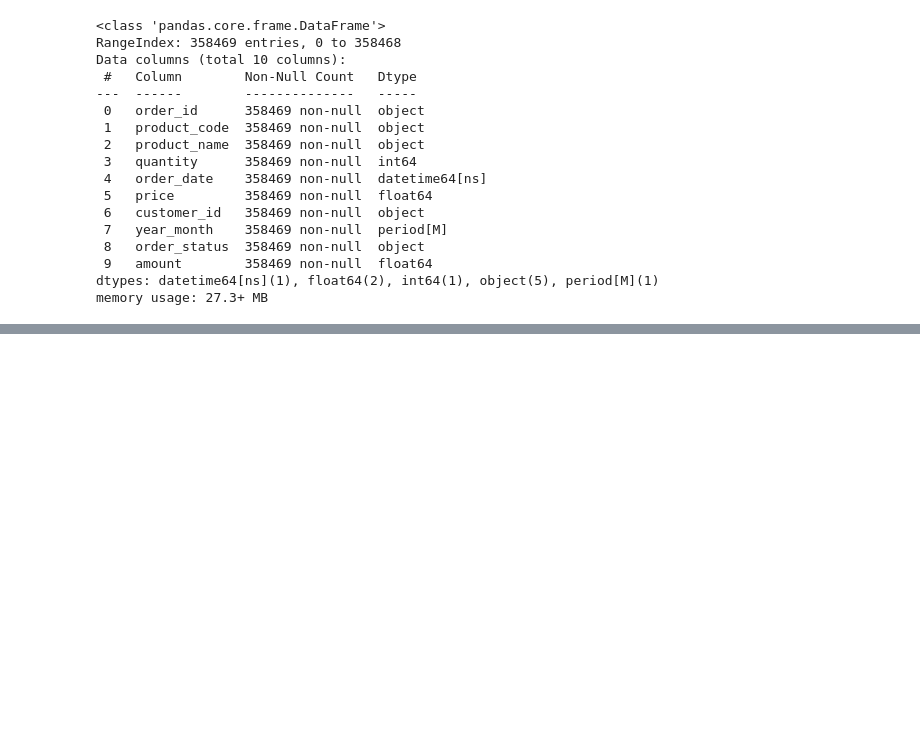
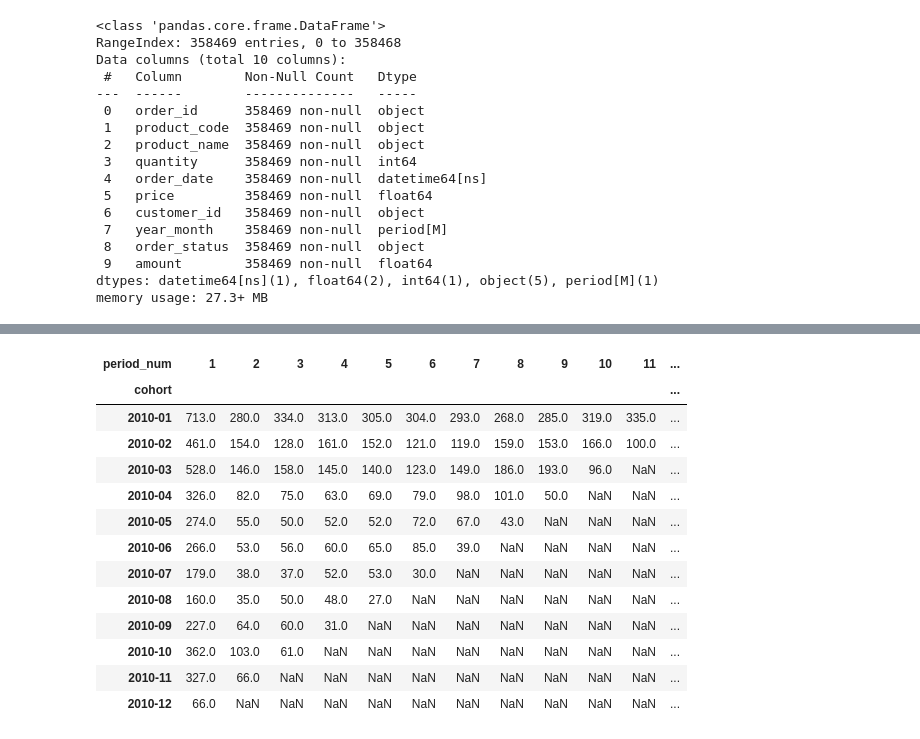
Before and after one commit to elanghairilanam/Portfolio-Data-Science, a Jupyter notebook: My_Cohort_Retention.ipynb, the cells around one changed output, grey strips where cells are left out. Drawn from its saved outputs; the diff is of its cells as text; code cells hidden in the pictures; blank space fills up the shorter version.

```diff
--- a/My_Cohort_Retention.ipynb
+++ b/My_Cohort_Retention.ipynb
@@ -113,3 +131,10 @@ Data columns (total 10 columns):
  9   amount        358469 non-null  float64
 dtypes: datetime64[ns](1), float64(2), int64(1), object(5), period[M](1)
 memory usage: 27.3+ MB
+# %%
+# melihat jumlah order customer perbulan
+df_user_monthly = df_clean.groupby(['customer_id','year_month'], as_index=False).agg(
+    order_cnt=('order_id','nunique')
+)
+
+df_user_monthly
@@ -115,0 +155,5 @@ memory usage: 27.3+ MB
+# %%
+# membuat kolom cohort yang isi nya adalah bulan pertama customer melakukan transaksi
+df_user_monthly['cohort'] =  df_user_monthly.groupby('customer_id')['year_month'].transform('min')
+
+df_user_monthly
@@ -115,0 +194,20 @@ memory usage: 27.3+ MB
+# %%
+# membuat table pivot untuk mengetahui banyak pelanggan yang bertransaksi di setiap bulan dan dari bulan ke bulan
+df_cohort_pivot = pd.pivot_table(df_user_monthly, index='cohort', columns='period_num', values='customer_id', aggfunc=pd.Series.nunique)
+
+df_cohort_pivot
+# %% [output]
+| period_num | 1 | 2 | 3 | 4 | 5 | 6 | 7 | 8 | 9 | 10 | 11 | ... |
+| cohort |  |  |  |  |  |  |  |  |  |  |  | ... |
+| 2010-01 | 713.0 | 280.0 | 334.0 | 313.0 | 305.0 | 304.0 | 293.0 | 268.0 | 285.0 | 319.0 | 335.0 | ... |
+| 2010-02 | 461.0 | 154.0 | 128.0 | 161.0 | 152.0 | 121.0 | 119.0 | 159.0 | 153.0 | 166.0 | 100.0 | ... |
+| 2010-03 | 528.0 | 146.0 | 158.0 | 145.0 | 140.0 | 123.0 | 149.0 | 186.0 | 193.0 | 96.0 | NaN | ... |
+| 2010-04 | 326.0 | 82.0 | 75.0 | 63.0 | 69.0 | 79.0 | 98.0 | 101.0 | 50.0 | NaN | NaN | ... |
+| 2010-05 | 274.0 | 55.0 | 50.0 | 52.0 | 52.0 | 72.0 | 67.0 | 43.0 | NaN | NaN | NaN | ... |
+| 2010-06 | 266.0 | 53.0 | 56.0 | 60.0 | 65.0 | 85.0 | 39.0 | NaN | NaN | NaN | NaN | ... |
+| 2010-07 | 179.0 | 38.0 | 37.0 | 52.0 | 53.0 | 30.0 | NaN | NaN | NaN | NaN | NaN | ... |
+| 2010-08 | 160.0 | 35.0 | 50.0 | 48.0 | 27.0 | NaN | NaN | NaN | NaN | NaN | NaN | ... |
+| 2010-09 | 227.0 | 64.0 | 60.0 | 31.0 | NaN | NaN | NaN | NaN | NaN | NaN | NaN | ... |
+| 2010-10 | 362.0 | 103.0 | 61.0 | NaN | NaN | NaN | NaN | NaN | NaN | NaN | NaN | ... |
+| 2010-11 | 327.0 | 66.0 | NaN | NaN | NaN | NaN | NaN | NaN | NaN | NaN | NaN | ... |
+| 2010-12 | 66.0 | NaN | NaN | NaN | NaN | NaN | NaN | NaN | NaN | NaN | NaN | ... |
```
Also changed, not shown: parts of 7 cells of this notebook.
